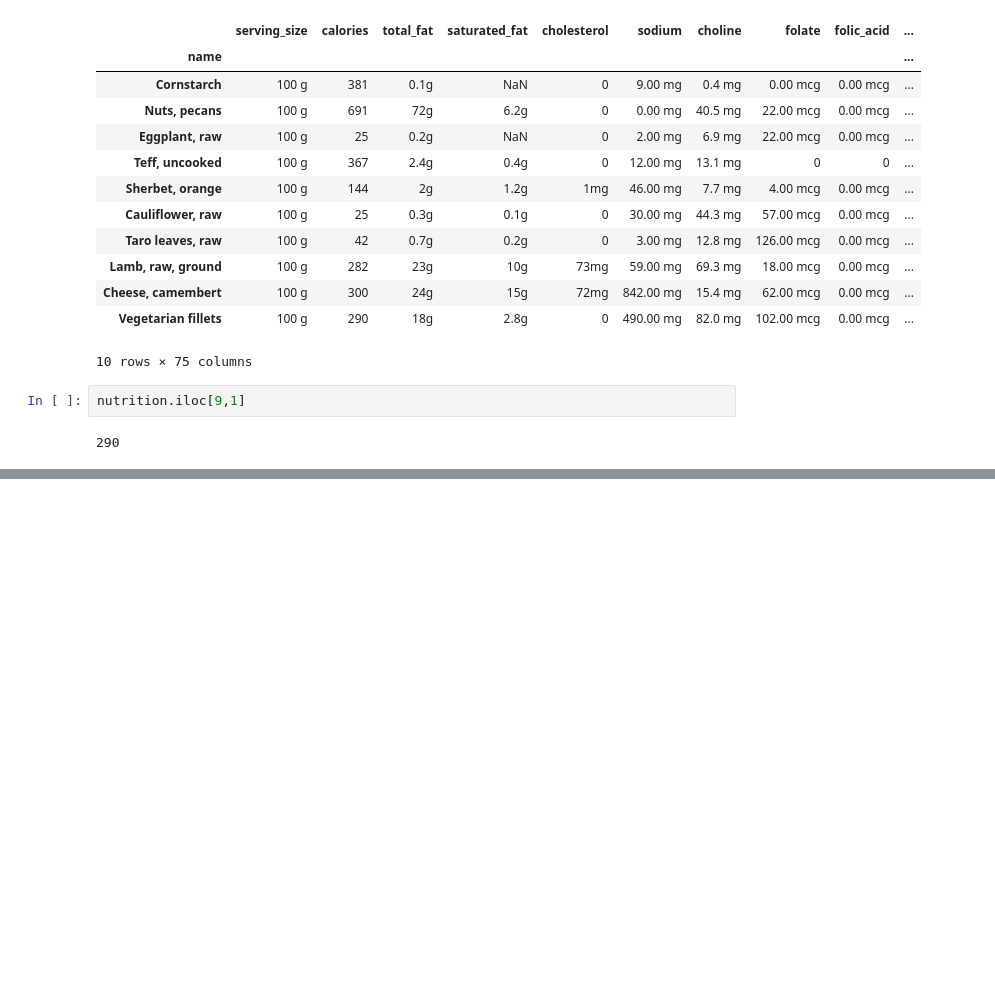
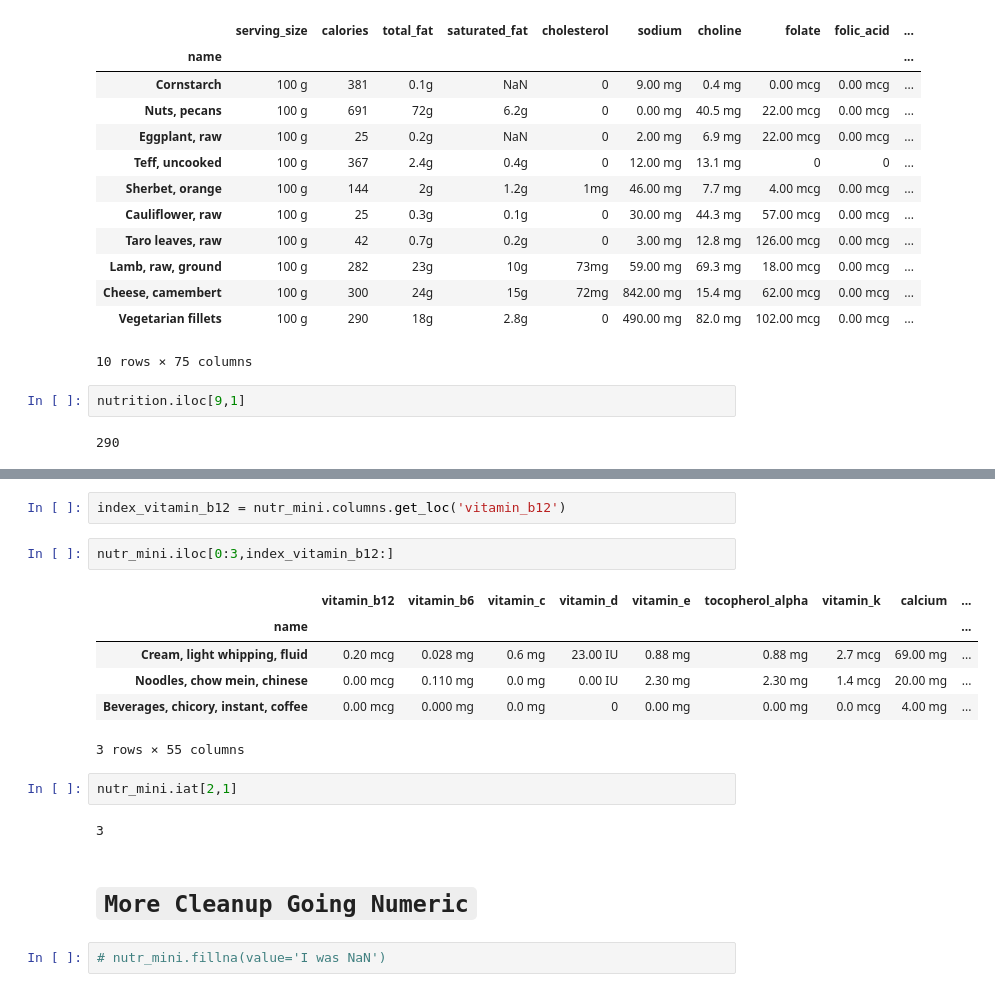
Before and after one commit to AmroEid77/Advance-Pandas, a Jupyter notebook: Working With DataFrames/DataFrame.ipynb, the cells around one changed output, grey strips where cells are left out. Drawn from its saved outputs; the diff is of its cells as text; blank space fills up the shorter version.

Commit message:
I learned how to extract data from a DataFrame by label and position, how to reach specific values using the iat and at methods, and I started cleaning up the data

```diff
--- a/Working With DataFrames/DataFrame.ipynb
+++ b/Working With DataFrames/DataFrame.ipynb
@@ -917,0 +1132,19 @@ nutrition.iloc[9,1]
+# %%
+index_vitamin_b12 = nutr_mini.columns.get_loc('vitamin_b12')
+# %%
+nutr_mini.iloc[0:3,index_vitamin_b12:]
+# %% [output]
+|  | vitamin_b12 | vitamin_b6 | vitamin_c | vitamin_d | vitamin_e | tocopherol_alpha | vitamin_k | calcium | ... |
+| name |  |  |  |  |  |  |  |  | ... |
+| Cream, light whipping, fluid | 0.20 mcg | 0.028 mg | 0.6 mg | 23.00 IU | 0.88 mg | 0.88 mg | 2.7 mcg | 69.00 mg | ... |
+| Noodles, chow mein, chinese | 0.00 mcg | 0.110 mg | 0.0 mg | 0.00 IU | 2.30 mg | 2.30 mg | 1.4 mcg | 20.00 mg | ... |
+| Beverages, chicory, instant, coffee | 0.00 mcg | 0.000 mg | 0.0 mg | 0 | 0.00 mg | 0.00 mg | 0.0 mcg | 4.00 mg | ... |
+3 rows × 55 columns
+# %%
+nutr_mini.iat[2,1]
+# %% [output]
+3
+# %% [markdown]
+# `More Cleanup Going Numeric`
+# %%
+# nutr_mini.fillna(value='I was NaN')
```
Also changed, not shown: parts of 55 cells of this notebook, 1 other file.
